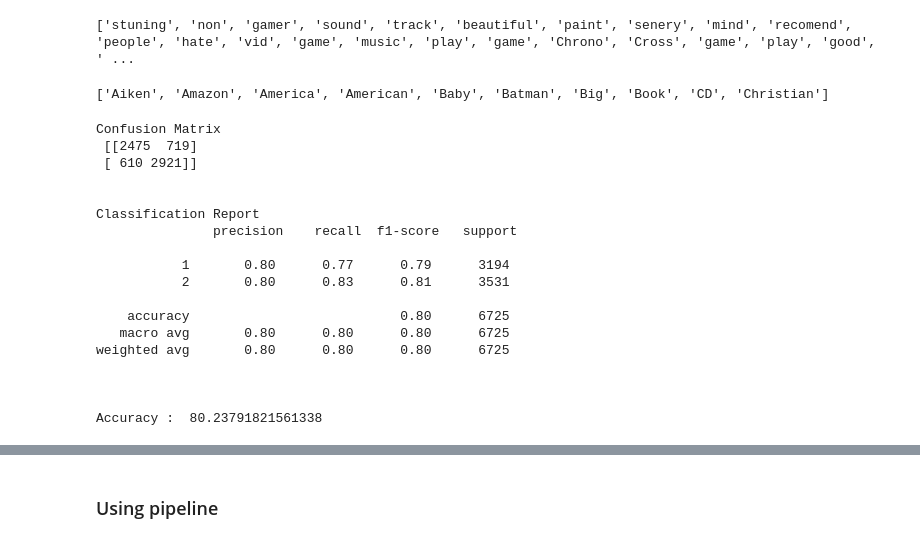
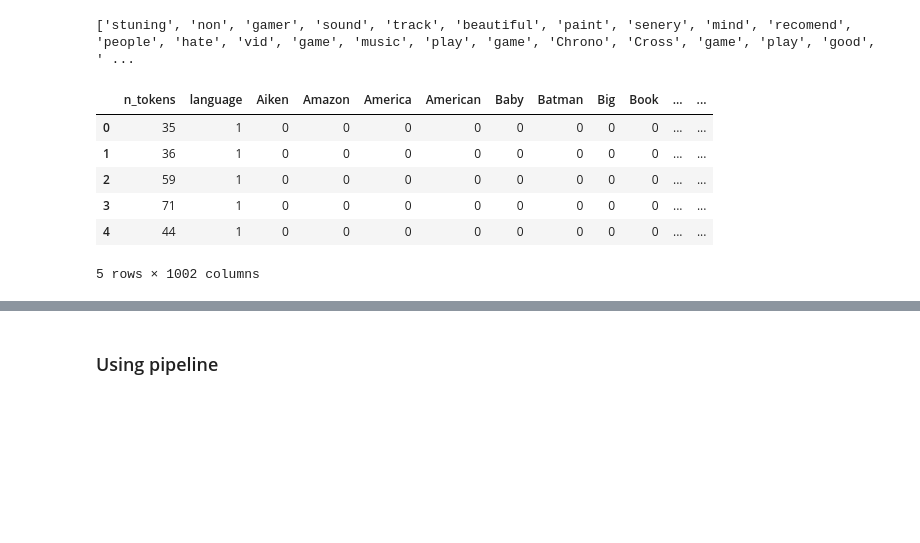
Before and after one commit to Fayza-M/NLP_Analysis, a Jupyter notebook: M6W5 Assignemnt spacy.ipynb, the cells around one changed output, grey strips where cells are left out. Drawn from its saved outputs; the diff is of its cells as text; code cells hidden in the pictures; blank space fills up the shorter version.

```diff
--- a/M6W5 Assignemnt spacy.ipynb
+++ b/M6W5 Assignemnt spacy.ipynb
@@ -122,49 +126,27 @@ bow_vector = CountVectorizer(
     tokenizer=dummy_fun,
     preprocessor=dummy_fun,
     token_pattern=None, max_features=1000)
+
+vec = bow_vector.fit_transform(df['tokens'])
 # %%
 # Create X & y
 y = df['score']
-X = sp.sparse.hstack((bow_vector.fit_transform(df['tokens']),df[['n_tokens','language']].values))
-X_columns=bow_vector.get_feature_names()+df[['n_tokens','language']].columns.tolist()
+#X = sp.sparse.hstack((bow_vector.fit_transform(df['tokens']),df[['n_tokens','language']].values))
+#X_columns=bow_vector.get_feature_names()+df[['n_tokens','language']].columns.tolist()
+
+df_vec = pd.DataFrame(vec.todense(), columns=bow_vector.get_feature_names())
+
+X = pd.concat([df[['n_tokens','language']], df_vec], axis=1)
 
 # Create training and test sets
 X_train, X_test, y_train, y_test = train_test_split(X,y,test_size=0.3,random_state=42)
-# %%
-print (X_columns[0:10])
-# %% [output]
-['Aiken', 'Amazon', 'America', 'American', 'Baby', 'Batman', 'Big', 'Book', 'CD', 'Christian']
-# %%
-m = MultinomialNB()
-
-# fit the train data into the model
-m.fit(X_train, y_train)
-
-# Predicting with test dataset
-y_pred = m.predict(X_test)
-
-#classification report & confusion matrix
-print("Confusion Matrix\n",metrics.confusion_matrix(y_test,y_pred))
-print("\n")
-print("Classification Report\n",metrics.classification_report(y_test,y_pred))
-print("\n")
-print("Accuracy : ",metrics.accuracy_score(y_test,y_pred)*100)
-# %% [output]
-Confusion Matrix
- [[2475  719]
- [ 610 2921]]
-
-
-Classification Report
-               precision    recall  f1-score   support
-
-           1       0.80      0.77      0.79      3194
-           2       0.80      0.83      0.81      3531
-
-    accuracy                           0.80      6725
-   macro avg       0.80      0.80      0.80      6725
-weighted avg       0.80      0.80      0.80      6725
-
-
-
-Accuracy :  80.23791821561338
+# %%
+X.head()
+# %% [output]
+|  | n_tokens | language | Aiken | Amazon | America | American | Baby | Batman | Big | Book | ... | ... |
+| 0 | 35 | 1 | 0 | 0 | 0 | 0 | 0 | 0 | 0 | 0 | ... | ... |
+| 1 | 36 | 1 | 0 | 0 | 0 | 0 | 0 | 0 | 0 | 0 | ... | ... |
+| 2 | 59 | 1 | 0 | 0 | 0 | 0 | 0 | 0 | 0 | 0 | ... | ... |
+| 3 | 71 | 1 | 0 | 0 | 0 | 0 | 0 | 0 | 0 | 0 | ... | ... |
+| 4 | 44 | 1 | 0 | 0 | 0 | 0 | 0 | 0 | 0 | 0 | ... | ... |
+5 rows × 1002 columns
```
Also changed, not shown: parts of 20 cells of this notebook.
